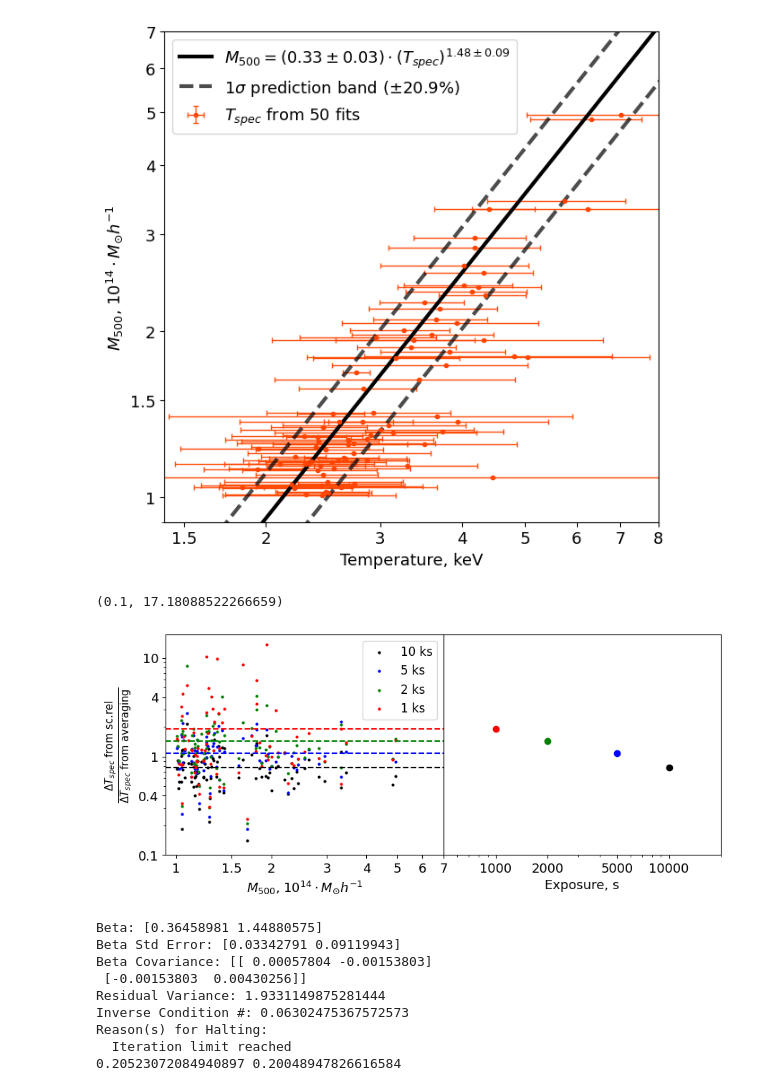
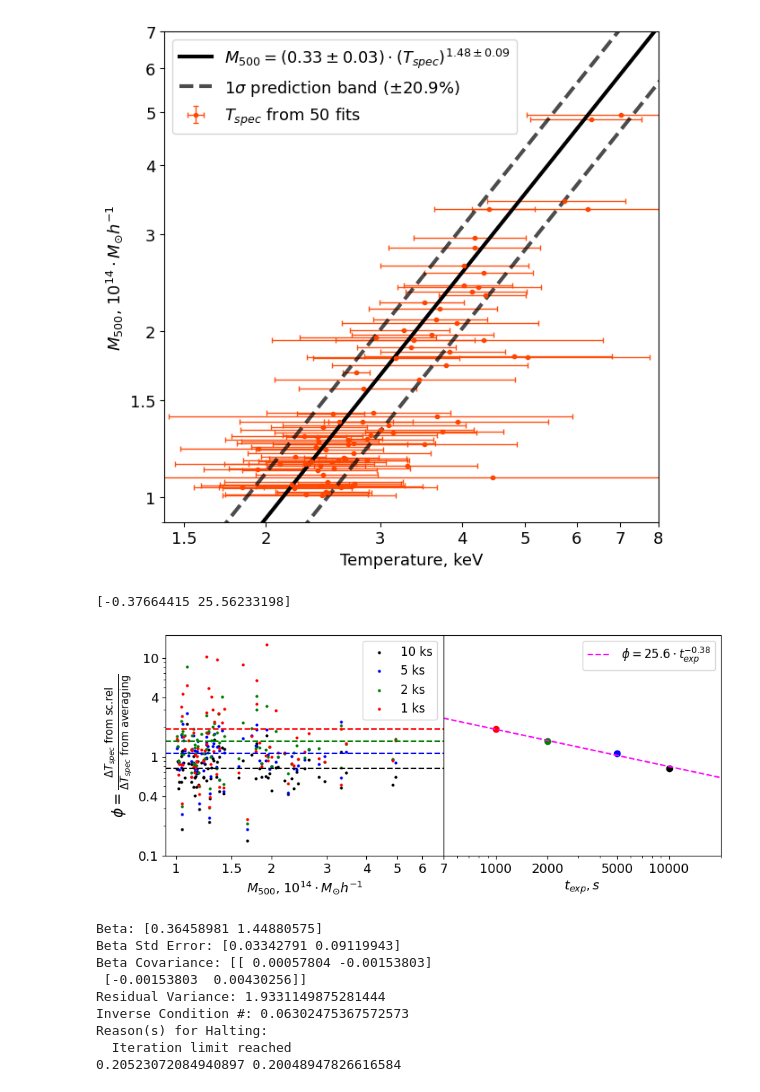
Before and after one commit to pi4imu/magneticum, a Jupyter notebook: spectra_magneticum.ipynb, the cells around one changed output. Saved outputs shown, nothing was run; the diff lists cells and outputs as text; code cells hidden in the pictures.

```diff
--- a/spectra_magneticum.ipynb
+++ b/spectra_magneticum.ipynb
@@ -1100,8 +1100,8 @@ lll = np.linspace(0.9, 1.5, 100)
 draw_line(xx, x_err, yy1, y_es=np.array(yy1)*0,
           clr = 'black',
           l4dots = '$T_{500}$ from simulations',
-          l4legend = 'T_{{500}}^{{BKG}}',
-          argument='E_{{av}}',
+          l4legend = 'T_{{500}}',
+          argument='(E_{{av}}^{{*}})',
           with_scatter=True)
 
 plt.xlabel("Average energy, keV", fontsize=13)
@@ -1129,27 +1129,6 @@ plt.legend(loc=2, fontsize=12)
 plt.savefig('figures/T_vs_Eav_with_bkg-N.pdf', format='pdf', bbox_inches='tight')
 
 plt.show()
-
-plt.figure(figsize=(7, 5))
-#plt.scatter(xx, yy1)
-plt.xscale("log")
-#plt.yscale("log")
-plt.xticks([1.00, 1.05, 1.075, 1.10, 1.125, 1.15, 1.175, 1.2, 1.225, 1.25],
-           [1.00, 1.05, 1.075, 1.10, 1.125, 1.15, 1.175, 1.2, 1.225, 1.25], size=12)
-plt.yticks(size=12)
-plt.scatter(xx234, yy234, label='no bkg')
-plt.scatter(xx, yy1-1.36*np.array(xx)**6.8, label='with bkg')
-plt.legend(loc=3, fontsize=12)
-plt.axhline(0, color='red', ls='--')
-for i in range(0, 84):
-    plt.arrow(xx[i], (yy1-1.36*np.array(xx)**6.8)[i],
-              xx234[i]-xx[i], yy234[i]-(yy1-1.36*np.array(xx)**6.8)[i],length_includes_head=True,
-              head_width=0.003, head_length=0.03, fc='k', ec='k',
-              color='black', alpha=0.5)
-plt.ylabel('$T_{spec}-T_{A.E.}$, keV', fontsize=12)
-plt.xlabel("Average energy, keV", fontsize=12)
-#plt.savefig('figures/T_spec-T_AE.pdf', format='pdf')
-plt.show()
 # %% [output]
 Beta: [1.28648925 7.1326723 ]
 Beta Std Error: [0.03888338 0.23560277]
@@ -1339,38 +1338,52 @@ plt.axhline(pop10ks, color='black', ls='--')
 plt.axhline(pop5ks, color='blue', ls='--')
 plt.axhline(pop2ks, color='green', ls='--')
 plt.axhline(pop1ks, color='red', ls='--')
 
 plt.xlabel("$M_{500}$, $10^{14} \cdot M_{\odot} h^{-1}$", fontsize=13)
-plt.ylabel("$\\frac{\Delta T_{spec} \ \\text{from sc.rel}}{\Delta T_{spec} \ \\text{from averaging}}$", fontsize=15)
+plt.ylabel("$\\phi = \\frac{\Delta T_{spec} \ \\text{from sc.rel}}{\Delta T_{spec} \ \\text{from averaging}}$", fontsize=15)
 plt.legend(fontsize=12)
 plt.xscale("log")
 plt.yscale("log")
 plt.xticks([1, 1.5, 2, 3, 4, 5, 6, 7], [1, 1.5, 2, 3, 4, 5, 6, 7], size=13)
 plt.yticks([0.1, 0.4, 1, 4, 10], [0.1, 0.4, 1, 4, 10], size=13)
 tyre = plt.gca().get_ylim()
-print(tyre)
 
 plt.subplot(122)
 
 #plt.scatter([1000, 2000, 5000, 10000], [pop1ks, pop2ks, pop5ks, pop10ks])
 plt.scatter([1000], [pop1ks], color='red')
 plt.scatter([2000], [pop2ks], color='green')
 plt.scatter([5000], [pop5ks], color='blue')
 plt.scatter([10000], [pop10ks], color='black')
 plt.xscale("log")
 plt.yscale("log")
 plt.ylim(tyre)
 plt.gca().set_yticks([], [])
 plt.gca().yaxis.set_ticks_position('none')
 plt.xlim(500, 20000)
 plt.gca().set_xticks([1000, 2000, 5000, 10000], [1000, 2000, 5000, 10000], size=13)
-plt.xlabel("Exposure, s", fontsize=13)
+plt.xlabel("$t_{exp}, s$", fontsize=13)
+
+def sc(x, a, b):
+    return b*x**a
+
+popta, pcova = curve_fit(sc, [1000, 2000, 5000, 10000], [pop1ks, pop2ks, pop5ks, pop10ks], maxfev=10000)
+
+print(popta)
+
+xcxc = np.linspace(500, 20000, 100)
+
+plt.plot(xcxc, sc(xcxc, *popta), linestyle='--', color = 'magenta',
+         label=f"$\phi = {{{popta[1]:.1f}}} \cdot t_{{exp}}^{{{popta[0]:.2f}}}$")
+
+plt.legend(fontsize=12)
 
 plt.subplots_adjust(wspace=0, hspace=0)
 plt.show()
+#intrinsic scatter > measurement scatter
 # %% [output]
-(0.1, 17.18088522266659)
+[-0.37664415 25.56233198]
-[figure, old version]
+[figure, new version]
 # %%
 %run -i 'utils/functions.py'
 %run -i 'utils/draw.py'
```
Also changed, not shown: parts of 14 cells of this notebook, 2 other files.
